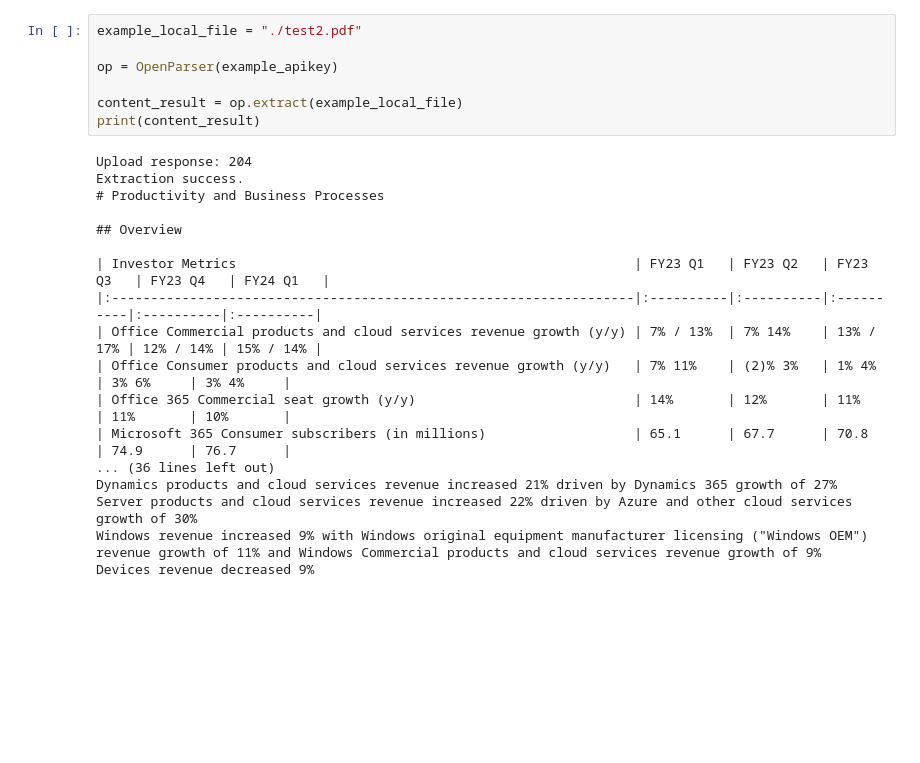
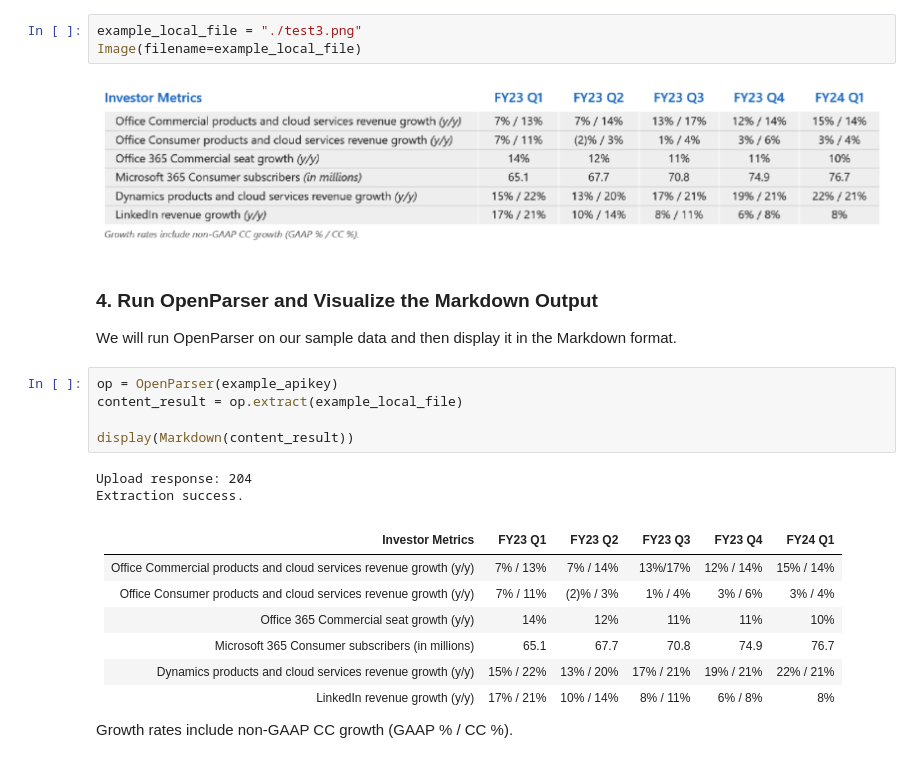
Before and after one commit to CambioML/any-parser, a Jupyter notebook: examples/test_document_extraction.ipynb, the cells around one changed output. Drawn from its saved outputs; the diff is of its cells as text; blank space fills up the shorter version.

Commit message:
add the case study on table using document extraction

```diff
--- a/examples/test_document_extraction.ipynb
+++ b/examples/test_document_extraction.ipynb
@@ -20,25 +39,27 @@ example_apikey = os.getenv("CAMBIO_API_KEY")
+# %%
+example_local_file = "./test3.png"
+Image(filename=example_local_file)
+# %% [output]
+[figure, added]
+# %% [markdown]
+### 4. Run OpenParser and Visualize the Markdown Output
+
+We will run OpenParser on our sample data and then display it in the Markdown format.
 # %%
-example_local_file = "./test2.pdf"
+op = OpenParser(example_apikey)
+content_result = op.extract(example_local_file)
 
-op = OpenParser(example_apikey)
-
-content_result = op.extract(example_local_file)
-print(content_result)
+display(Markdown(content_result))
 # %% [output]
 Upload response: 204
 Extraction success.
-# Productivity and Business Processes
-
-## Overview
-
-| Investor Metrics                                                   | FY23 Q1   | FY23 Q2   | FY23 Q3   | FY23 Q4   | FY24 Q1   |
-|:-------------------------------------------------------------------|:----------|:----------|:----------|:----------|:----------|
-| Office Commercial products and cloud services revenue growth (y/y) | 7% / 13%  | 7% 14%    | 13% / 17% | 12% / 14% | 15% / 14% |
-| Office Consumer products and cloud services revenue growth (y/y)   | 7% 11%    | (2)% 3%   | 1% 4%     | 3% 6%     | 3% 4%     |
-| Office 365 Commercial seat growth (y/y)                            | 14%       | 12%       | 11%       | 11%       | 10%       |
-| Microsoft 365 Consumer subscribers (in millions)                   | 65.1      | 67.7      | 70.8      | 74.9      | 76.7      |
-... (36 lines left out)
-Dynamics products and cloud services revenue increased 21% driven by Dynamics 365 growth of 27%
-Server products and cloud services revenue increased 22% driven by Azure and other cloud services growth of 30%
-Windows revenue increased 9% with Windows original equipment manufacturer licensing ("Windows OEM") revenue growth of 11% and Windows Commercial products and cloud services revenue growth of 9%
-Devices revenue decreased 9%
+| Investor Metrics                                                   | FY23 Q1   | FY23 Q2   | FY23 Q3   | FY23 Q4   | FY24 Q1   |
+|:-------------------------------------------------------------------|:----------|:----------|:----------|:----------|:----------|
+| Office Commercial products and cloud services revenue growth (y/y) | 7% / 13%  | 7% / 14%  | 13%/17%   | 12% / 14% | 15% / 14% |
+| Office Consumer products and cloud services revenue growth (y/y)   | 7% / 11%  | (2)% / 3% | 1% / 4%   | 3% / 6%   | 3% / 4%   |
+| Office 365 Commercial seat growth (y/y)                            | 14%       | 12%       | 11%       | 11%       | 10%       |
+| Microsoft 365 Consumer subscribers (in millions)                   | 65.1      | 67.7      | 70.8      | 74.9      | 76.7      |
+| Dynamics products and cloud services revenue growth (y/y)          | 15% / 22% | 13% / 20% | 17% / 21% | 19% / 21% | 22% / 21% |
+| LinkedIn revenue growth (y/y)                                      | 17% / 21% | 10% / 14% | 8% / 11%  | 6% / 8%   | 8%        |
+
+Growth rates include non-GAAP CC growth (GAAP % / CC %).
```
Also changed, not shown: parts of 8 cells of this notebook, 4 other files.
